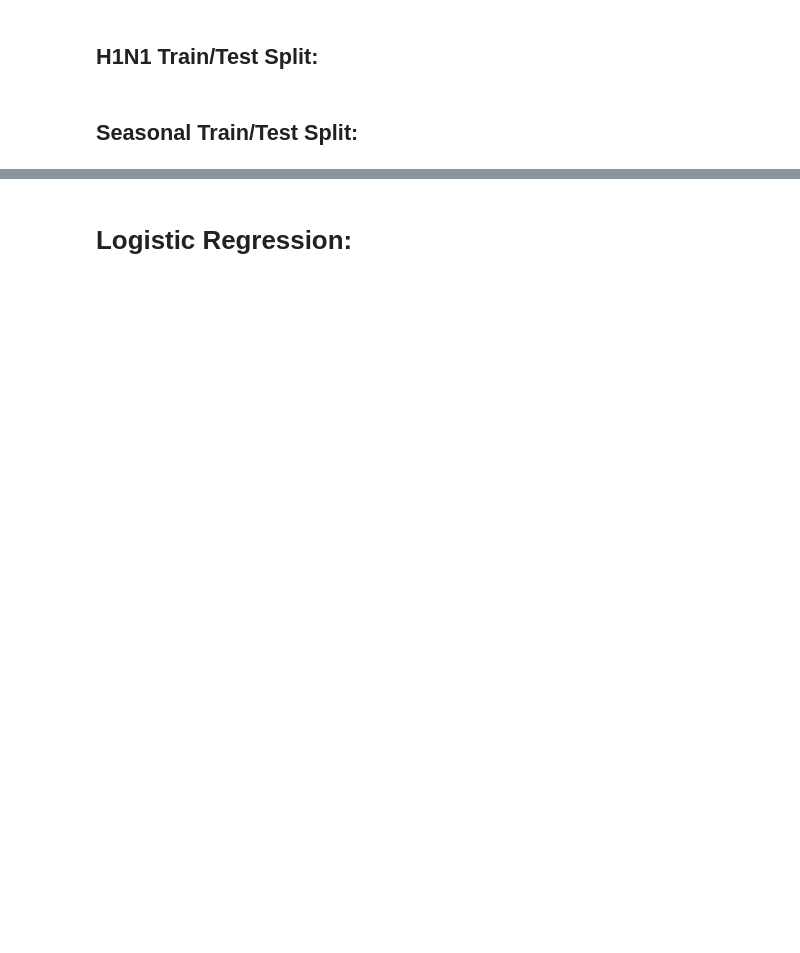
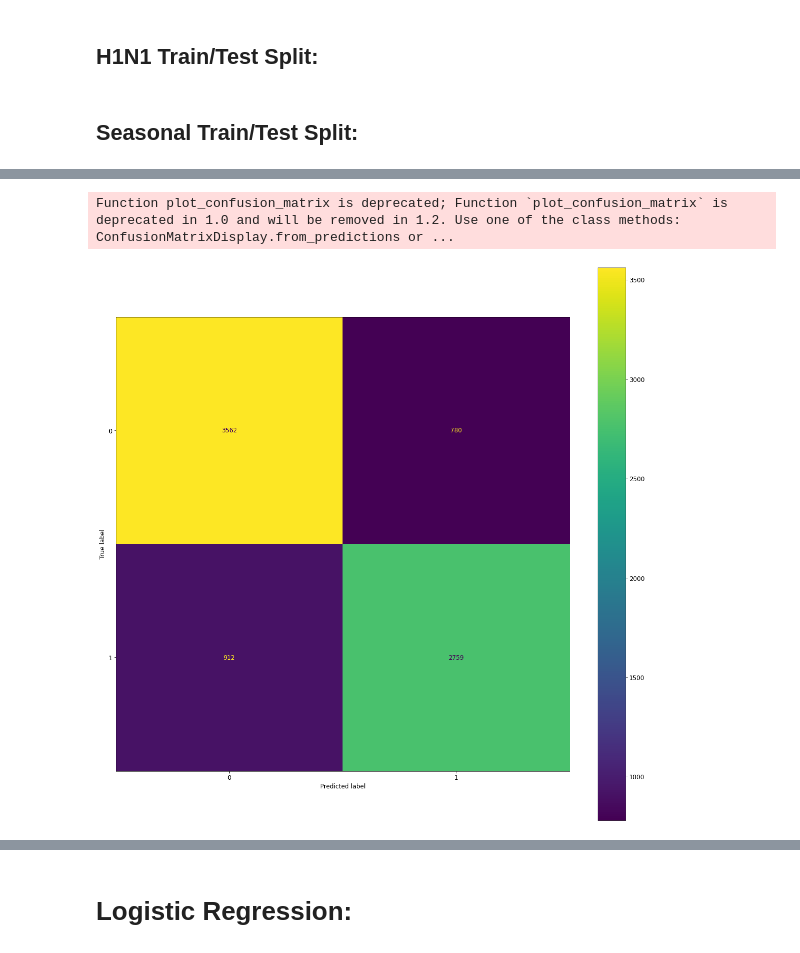
Before and after one commit to mototom421/Springboard, a Jupyter notebook: Capstone2-FluPrediction/Flu_Modeling.ipynb, the cells around one changed output, grey strips where cells are left out. Saved outputs shown, nothing was run; the diff lists cells and outputs as text; code cells hidden in the pictures; blank space fills up the shorter version.

```diff
--- a/Capstone2-FluPrediction/Flu_Modeling.ipynb
+++ b/Capstone2-FluPrediction/Flu_Modeling.ipynb
@@ -32,5 +37,5 @@ Xh_train, Xh_test, yh_train, yh_test = train_test_split(X, yh, test_size=0.3, ra
 # %% [markdown]
 ## Seasonal Train/Test Split:
 # %%
-Xs_train, Xs_test, ys_train, ys_test = train_test_split(X, ys, test_size=0.3, random_state=42)
+Xs_train, Xs_test, ys_train, ys_test = train_test_split(Xs, ys, test_size=0.3, random_state=42)
 # %% [markdown]
@@ -37,0 +47,12 @@ Xs_train, Xs_test, ys_train, ys_test = train_test_split(X, ys, test_size=0.3, ra
+# %%
+RF = RandomForestClassifier()
+
+params = {'criterion': ['entropy', 'gini'], 'min_samples_leaf':[2,3,4,5,6]}
+
+GS_rfc = GridSearchCV(estimator=RF, param_grid=params, scoring='roc_auc', verbose=True)
+
+GS_rfc.fit(Xs_train, ys_train)
+
+
+print(GS_rfc.best_estimator_)
+print(GS_rfc.best_score_)
@@ -37,0 +63,10 @@ Xs_train, Xs_test, ys_train, ys_test = train_test_split(X, ys, test_size=0.3, ra
+# %%
+RF = RandomForestClassifier(criterion='entropy', min_samples_leaf=4)
+params = {'n_estimators': [100, 500, 2000, 10000]}
+GS2_rfc = GridSearchCV(estimator=RF, param_grid=params, scoring='roc_auc', verbose=True)
+
+GS2_rfc.fit(Xs_train, ys_train)
+
+print(GS2_rfc.best_estimator_)
+print(GS2_rfc.cv_results_['mean_test_score'])
+print(GS2_rfc.cv_results_['mean_fit_time'])
@@ -38,11 +114,11 @@ Xs_train, Xs_test, ys_train, ys_test = train_test_split(X, ys, test_size=0.3, ra
 # %%
-rfc = RandomForestClassifier()
+%%time
+rfc = RandomForestClassifier(random_state=42, criterion='entropy', min_samples_leaf=4, n_estimators = 500)
 rfc.fit(Xs_train, ys_train)
 
 ys_pred_rfc = rfc.predict(Xs_test)
+rfc_s_proba = rfc.predict_proba(Xs_test)
 
-cnf_matrix = confusion_matrix(ys_test, ys_pred_rfc)
-print(cnf_matrix)
 Accuracy_rfc = rfc.score(Xs_test,ys_test)
 print(Accuracy_rfc)
 # %% [output]
@@ -51,0 +128,5 @@ print(Accuracy_rfc)
+# %%
+plot_confusion_matrix(rfc,Xs_test,ys_test);
+# %% [output]
+Function plot_confusion_matrix is deprecated; Function `plot_confusion_matrix` is deprecated in 1.0 and will be removed in 1.2. Use one of the class methods: ConfusionMatrixDisplay.from_predictions or ...
+[figure, added]
```
Also changed, not shown: parts of 146 cells of this notebook, 42 other files.
